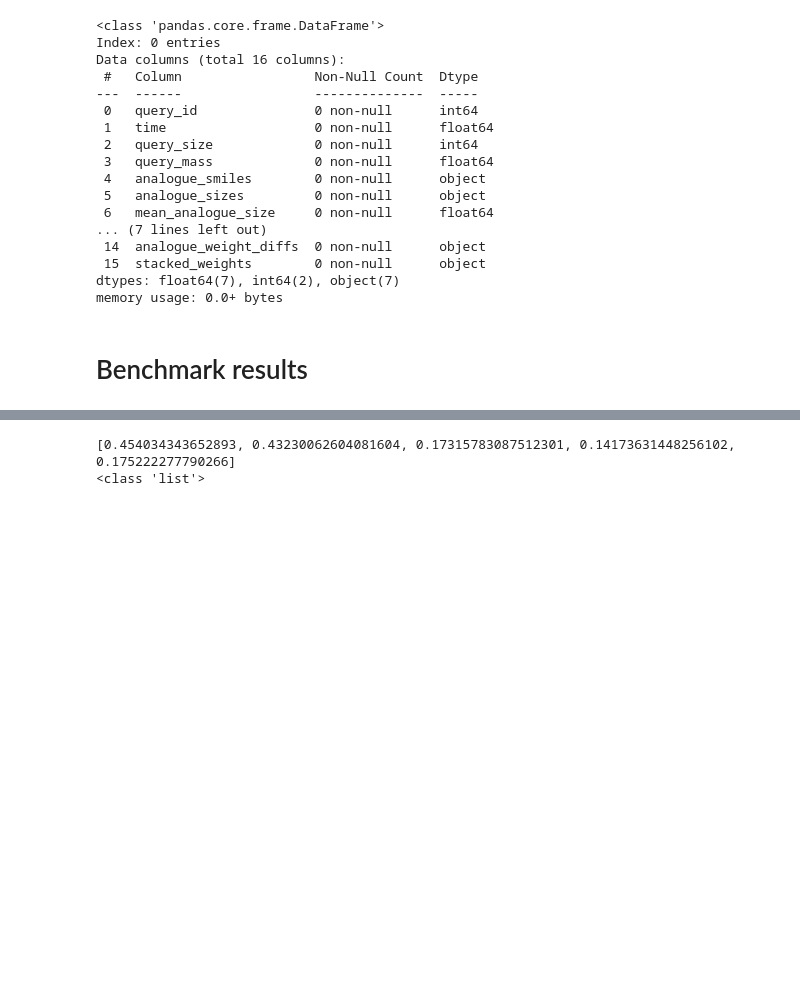
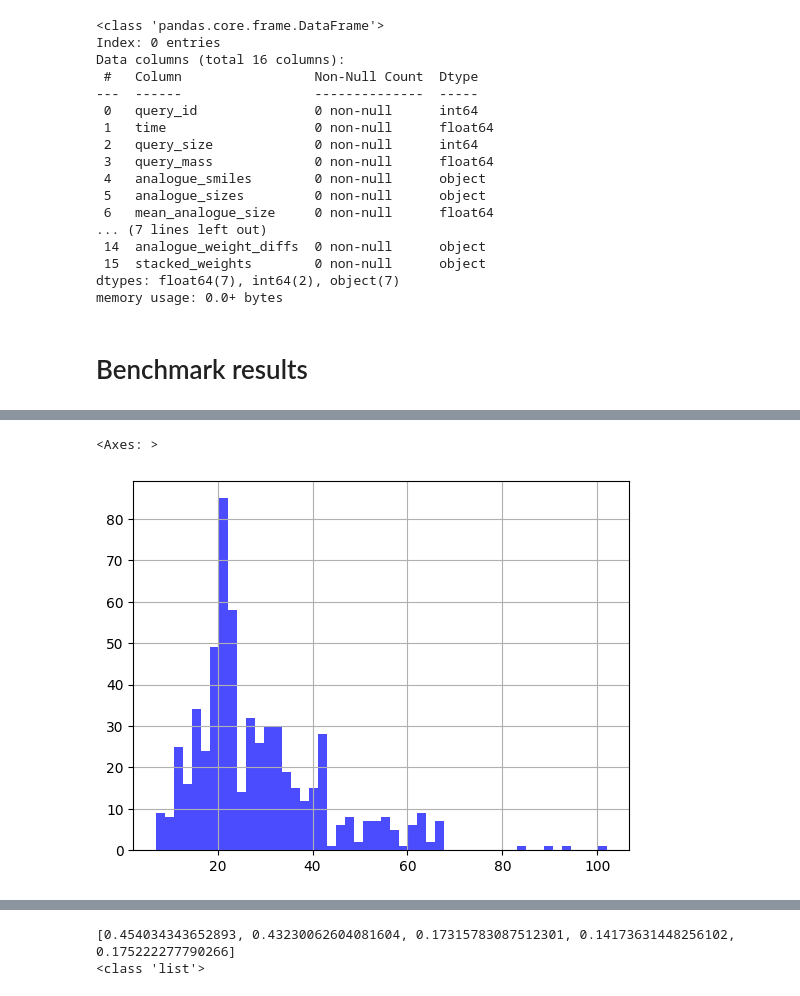
Before and after one commit to Knerten0815/master-thesis-code, a Jupyter notebook: benchmark_sim_weight_differences.ipynb, the cells around one changed output, grey strips where cells are left out. Drawn from its saved outputs; the diff is of its cells as text; code cells hidden in the pictures; blank space fills up the shorter version.

```diff
--- a/benchmark_sim_weight_differences.ipynb
+++ b/benchmark_sim_weight_differences.ipynb
@@ -6,7 +6,7 @@ TEST_SLICE = -1  # set to -1 for full set
 
 # SSMMCS parameters
 SIMILARITY_THESHOLD = 0.2
-NORMALIZE_WEIGHTS = True
+NORMALIZE_WEIGHTS = "True"
 # Morgan fingerprint parameters
 MORGAN_RADIUS = 9
 NBITS = 2048
@@ -76,7 +76,7 @@ class SSMBenchmarkParams(BenchmarkParams):
         method_name: str = "SSMMCS",
         file_name: str = FILENAME,
         sim_map_threshold: float = SIMILARITY_THESHOLD,
-        normalize_weigths: bool = NORMALIZE_WEIGHTS,
+        normalize_weigths: str = NORMALIZE_WEIGHTS,
         fingerprint_function: str = "MORGAN",
         min_num_atoms: int = 1,
     ):
@@ -858,3 +859,8 @@ animation = animate_benchmark(
 animation
 # %% [output]
 [interactive output not drawn]
+# %%
+benchmark_results[10]["query_size"].hist(bins=50, alpha=0.7, color='blue', label="Query size distribution")
+# %% [output]
+<Axes: >
+[figure, added]
```
Also changed, not shown: parts of 9 cells of this notebook, 4 other files.
